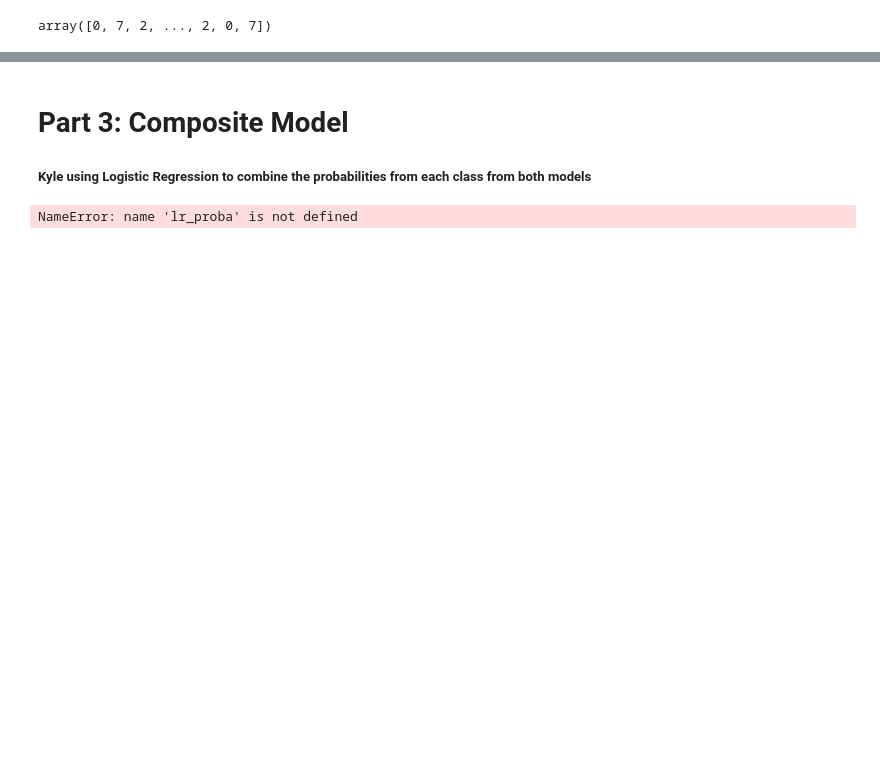
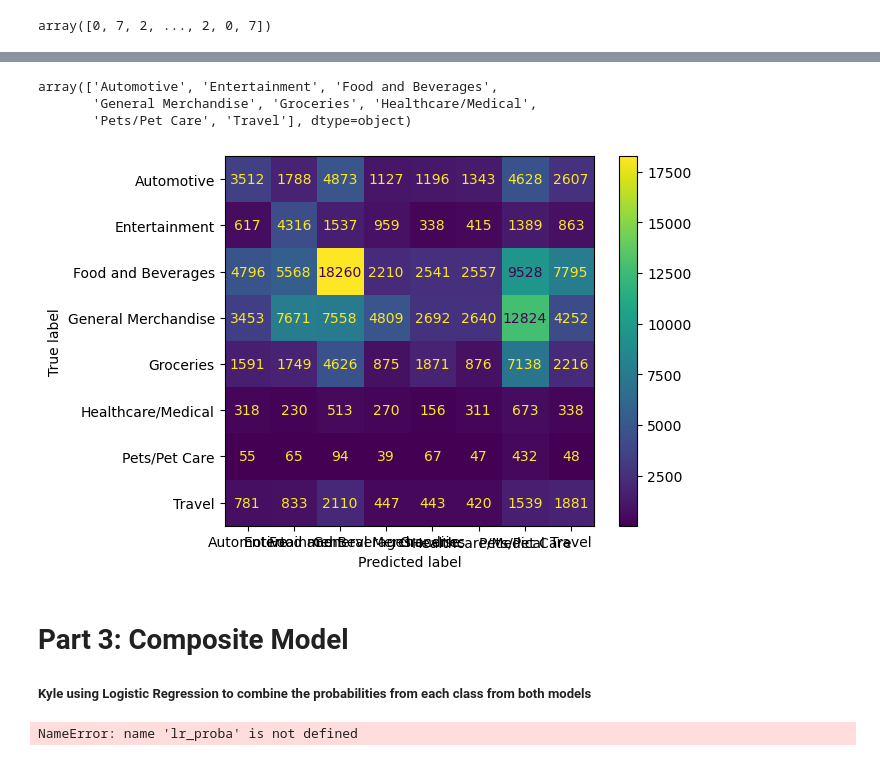
Before and after one commit to DSC180A/transaction_categorization, a Jupyter notebook: notebook/final-model.ipynb, the cells around one changed output, grey strips where cells are left out. Drawn from its saved outputs; the diff is of its cells as text; code cells hidden in the pictures; blank space fills up the shorter version.

```diff
--- a/notebook/final-model.ipynb
+++ b/notebook/final-model.ipynb
@@ -218,8 +218,17 @@ encoder_df3 = pd.DataFrame(ohe3.fit_transform(X[['day_word']]).toarray(), column
 
 # combine features and remove duplicate features
 X = pd.concat([X, scaler_df, encoder_df, encoder_df2, encoder_df3], axis=1)
-X = X[[0, 'is_whole_number', 'is_holiday', 'is_weekend', 2010, 2011, 2012, 2013, 2014, 2015, 2016, 2017, 2018, 2019, 2020, 2021, 2022, 1, 2, 3, 4, 5, 6, 7, 8, 9, 10, 11, 12, "monday", "tuesday", "wednesday", "thursday", "friday", "saturday", "sunday"]]
+X = X[[0, 'is_whole_number', 'is_holiday', 'is_weekend',1, 2, 3, 4, 5, 6, 7, 8, 9, 10, 11, 12, "monday", "tuesday", "wednesday", "thursday", "friday", "saturday", "sunday"]]
 X.rename({0: "amount (standardized)"}, axis=1, inplace=True)
 # %%
 # train test split
 X_train, X_test, y_train, y_test = train_test_split(X, y, test_size=0.33, random_state=42)
+# %%
+# Instantiate the SMOTE object
+smote = SMOTE(random_state=42)
+
+# Resample the dataset using SMOTE
+X_train, y_train = smote.fit_resample(X_train, y_train)
+
+# Check the new class distribution
+print(y_resampled.value_counts())
@@ -261,0 +335,7 @@ print("Logistic Regression accuracy: {}, \nSGDClassifier accuracy: {}".format(lr
+# %%
+model = xgb.XGBClassifier(n_jobs=-1, learning_rate=0.5, max_depth=4, n_estimators=150)
+
+model.fit(X_train, y_train)
+y_pred = model.predict(X_test)
+accuracy = accuracy_score(y_test_encoded, y_pred)
+print("Accuracy:", accuracy)
@@ -262,3 +359,14 @@ print("Logistic Regression accuracy: {}, \nSGDClassifier accuracy: {}".format(lr
+# %%
+le.classes_
+# %% [output]
+array(['Automotive', 'Entertainment', 'Food and Beverages',
+       'General Merchandise', 'Groceries', 'Healthcare/Medical',
+       'Pets/Pet Care', 'Travel'], dtype=object)
+# %%
+ConfusionMatrixDisplay.from_predictions(y_test_encoded, y_pred, display_labels=le.classes_)
+plt.show()
+# %% [output]
+[figure, added]
 # %% [markdown]
 # Part 3: Composite Model
 ##### Kyle using Logistic Regression to combine the probabilities from each class from both models
```
Also changed, not shown: parts of 9 cells of this notebook.
